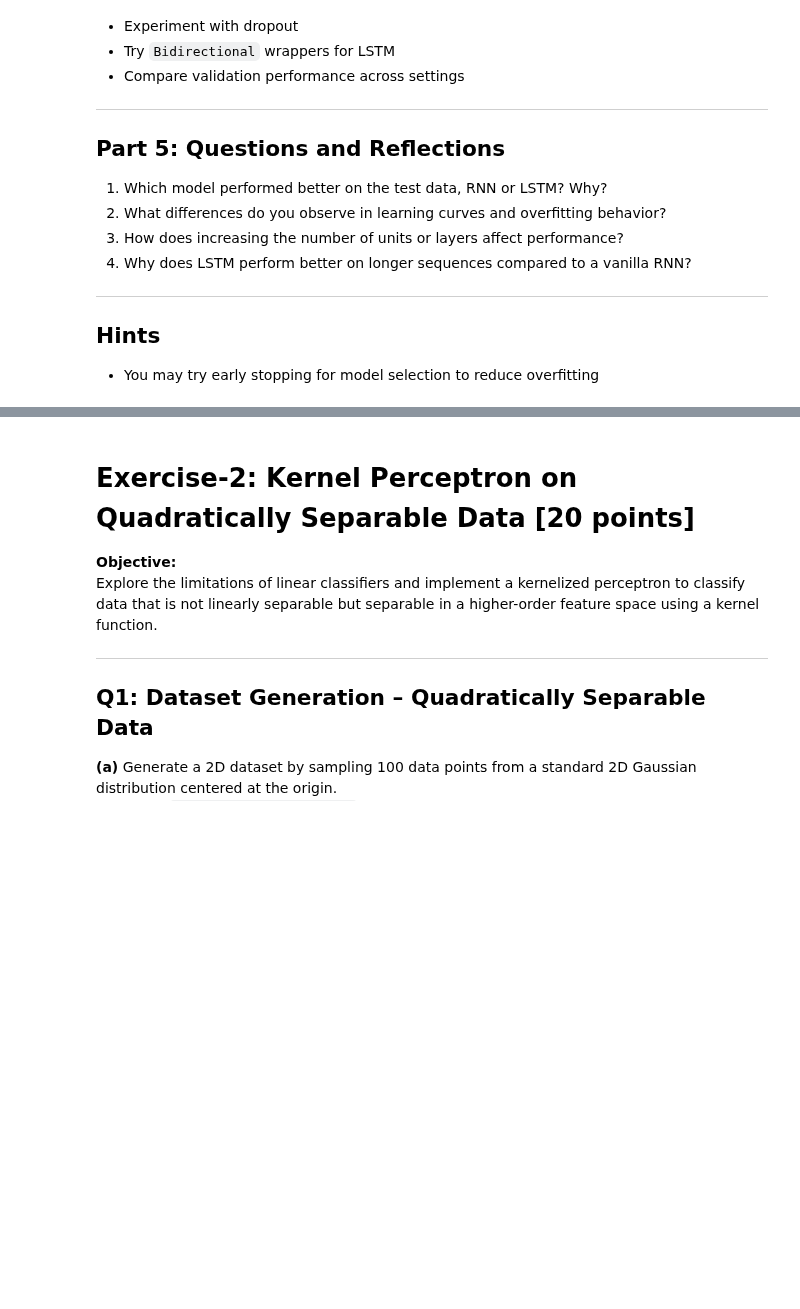
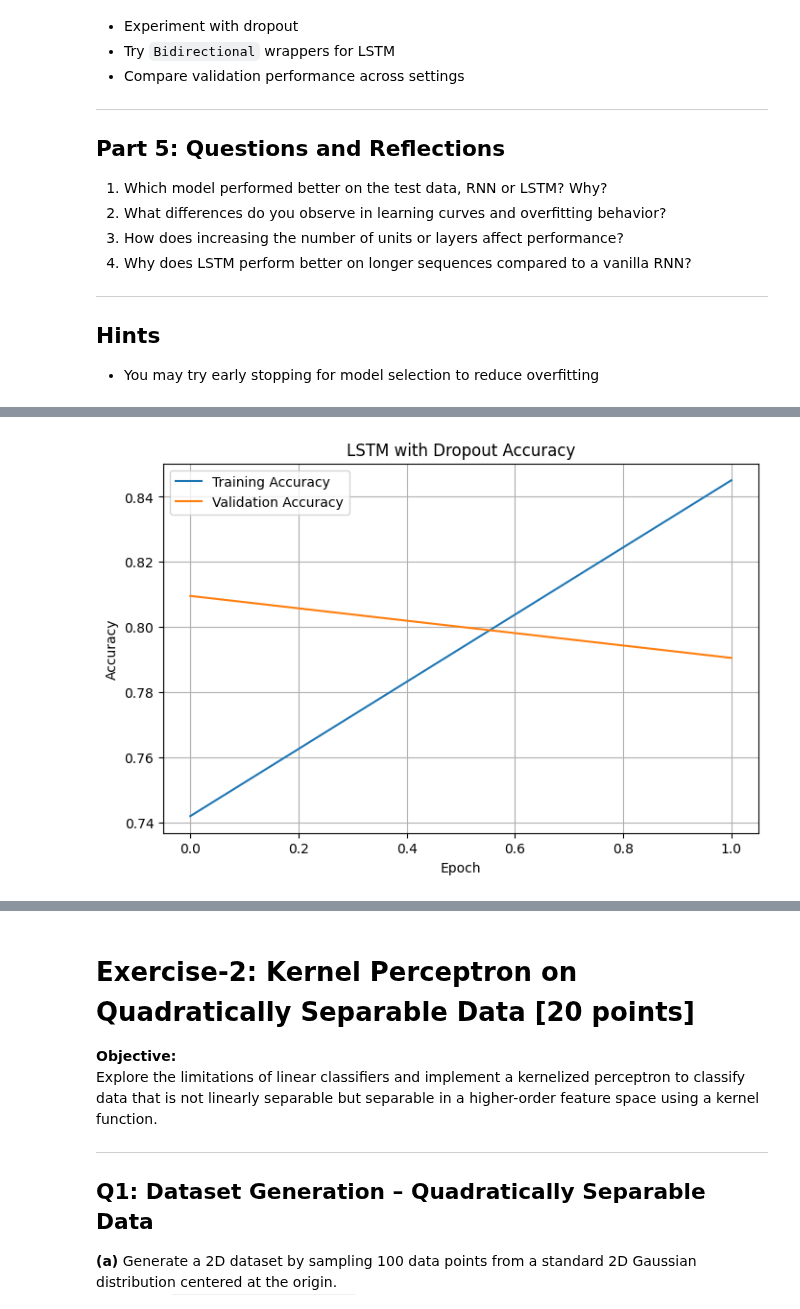
Before and after one commit to dsmith513/homework, a Jupyter notebook: cs412/hw5/RNN-LSTM.ipynb, the cells around one changed output, grey strips where cells are left out. Cells and saved outputs as stored; diff of their text form; code cells hidden in the pictures; blank space fills up the shorter version.

```diff
--- a/cs412/hw5/RNN-LSTM.ipynb
+++ b/cs412/hw5/RNN-LSTM.ipynb
@@ -102,0 +353,30 @@ history_lstm = model_lstm.fit(X_train, y_train, epochs=5, batch_size=64, validat
+# %%
+from tensorflow.keras.layers import Dropout
+
+model_lstm_dropout = Sequential([
+    Embedding(input_dim=vocab_size, output_dim=64, input_length=max_len),
+    LSTM(64, dropout=0.3, recurrent_dropout=0.3),
+    Dense(1, activation="sigmoid")
+])
+
+model_lstm_dropout.compile(
+    optimizer="adam",
+    loss="binary_crossentropy",
+    metrics=["accuracy"]
+)
+
+history_lstm_dropout = model_lstm_dropout.fit(
+    X_train,
+    y_train,
+    epochs=5,
+    batch_size=64,
+    validation_split=0.2,
+    callbacks=[early_stop]
+)
+
+dropout_loss, dropout_accuracy = model_lstm_dropout.evaluate(X_test, y_test)
+
+print("LSTM with Dropout Test Accuracy:", dropout_accuracy)
+
+plot_history(history_lstm_dropout, "LSTM with Dropout Accuracy")
+# %% [output]
@@ -102,0 +389 @@ history_lstm = model_lstm.fit(X_train, y_train, epochs=5, batch_size=64, validat
+[figure, added]
```
Also changed, not shown: parts of 25 cells of this notebook, 3 other files.
